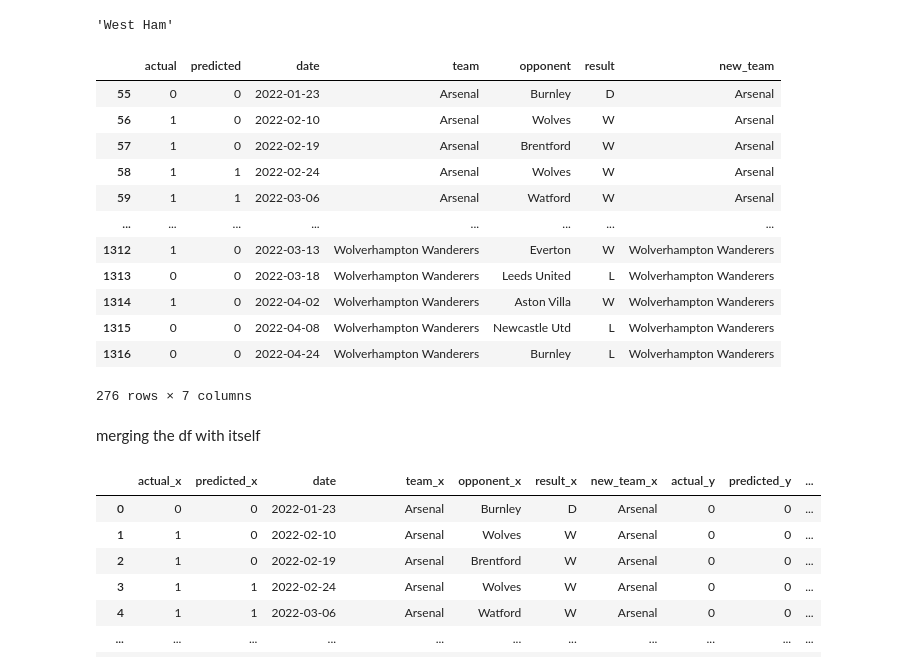
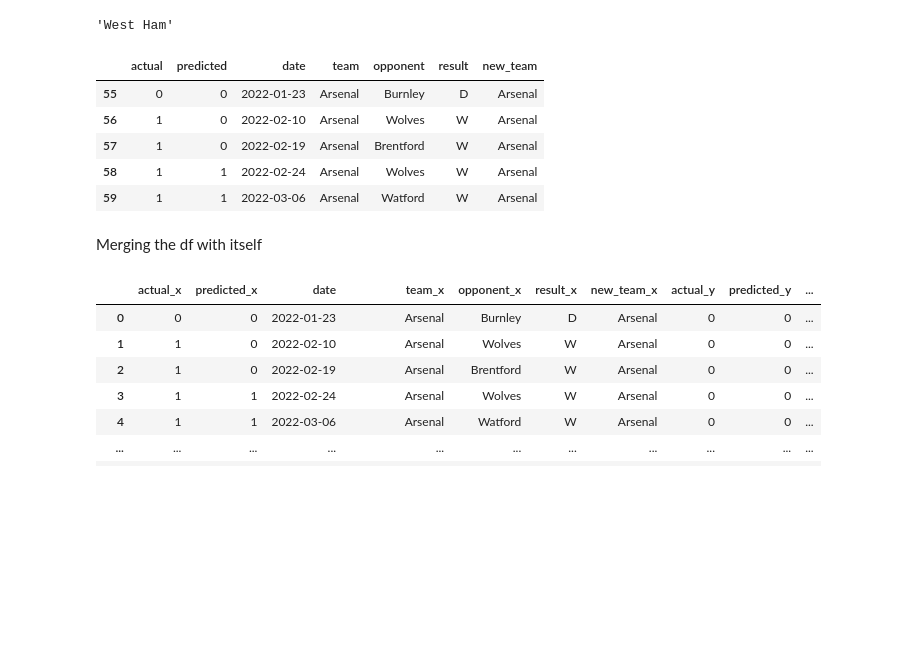
Before and after one commit to ShayanShahrabi/EPL_Match_Results_Forcasting, a Jupyter notebook: main.ipynb, the cells around one changed output. Drawn from its saved outputs; the diff is of its cells as text; code cells hidden in the pictures; blank space fills up the shorter version.

Commit message:
update file: main.ipynb | add report, will update readme and merge version 1.0 to main branch

```diff
--- a/main.ipynb
+++ b/main.ipynb
@@ -230,4 +213,6 @@ matches
 # %%
 from sklearn.ensemble import RandomForestClassifier
 # %%
-rf = RandomForestClassifier(n_estimators=50, min_samples_split=10, random_state=1)
+rf = RandomForestClassifier(n_estimators=50,
+                            min_samples_split=10,
+                            random_state=1)
@@ -420,7 +399,8 @@ combined
 | 1316 | 0 | 0 |
 276 rows × 2 columns
 # %%
-combined = combined.merge(matches_rolling[['date', 'team', 'opponent', 'result']], left_index=True, right_index=True)
+combined = combined.merge(matches_rolling[['date', 'team', 'opponent', 'result']],
+                                            left_index=True, right_index=True)
 # %%
 combined
 # %% [output]
@@ -464,23 +445,16 @@ mapping['West Ham United']
 # %%
 combined['new_team'] = combined['team'].map(mapping)
 # %%
-combined
+combined.head(5)
 # %% [output]
 |  | actual | predicted | date | team | opponent | result | new_team |
 | 55 | 0 | 0 | 2022-01-23 | Arsenal | Burnley | D | Arsenal |
 | 56 | 1 | 0 | 2022-02-10 | Arsenal | Wolves | W | Arsenal |
 | 57 | 1 | 0 | 2022-02-19 | Arsenal | Brentford | W | Arsenal |
 | 58 | 1 | 1 | 2022-02-24 | Arsenal | Wolves | W | Arsenal |
 | 59 | 1 | 1 | 2022-03-06 | Arsenal | Watford | W | Arsenal |
-| ... | ... | ... | ... | ... | ... | ... | ... |
-| 1312 | 1 | 0 | 2022-03-13 | Wolverhampton Wanderers | Everton | W | Wolverhampton Wanderers |
-| 1313 | 0 | 0 | 2022-03-18 | Wolverhampton Wanderers | Leeds United | L | Wolverhampton Wanderers |
-| 1314 | 1 | 0 | 2022-04-02 | Wolverhampton Wanderers | Aston Villa | W | Wolverhampton Wanderers |
-| 1315 | 0 | 0 | 2022-04-08 | Wolverhampton Wanderers | Newcastle Utd | L | Wolverhampton Wanderers |
-| 1316 | 0 | 0 | 2022-04-24 | Wolverhampton Wanderers | Burnley | L | Wolverhampton Wanderers |
-276 rows × 7 columns
 # %% [markdown]
-merging the df with itself
+Merging the df with itself
 # %%
 merged = combined.merge(combined,
                         left_on=['date', 'new_team'],
```
Also changed, not shown: parts of 40 cells of this notebook.
